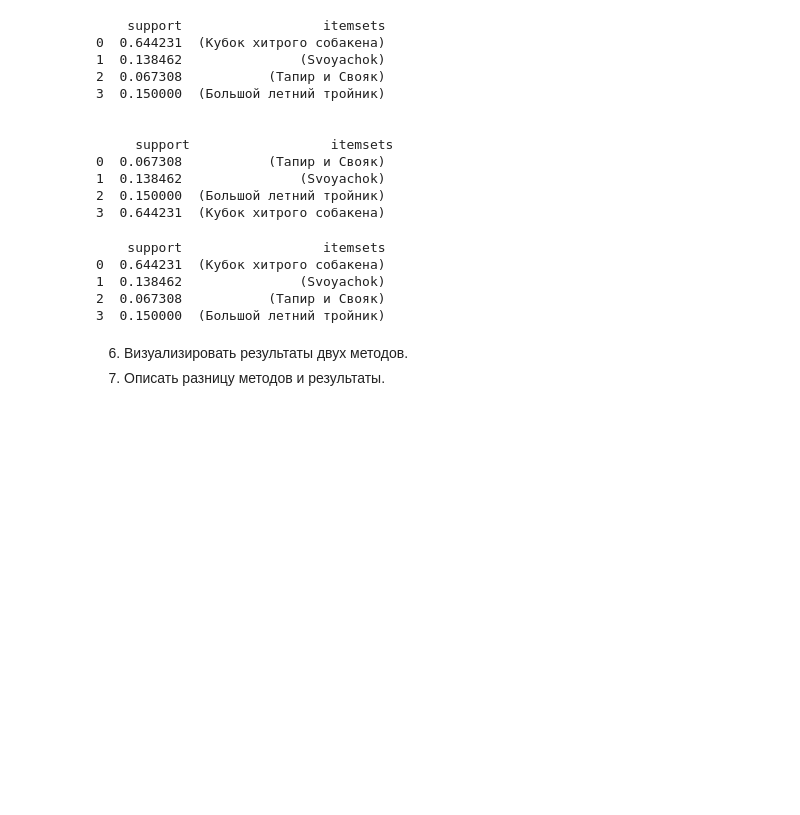
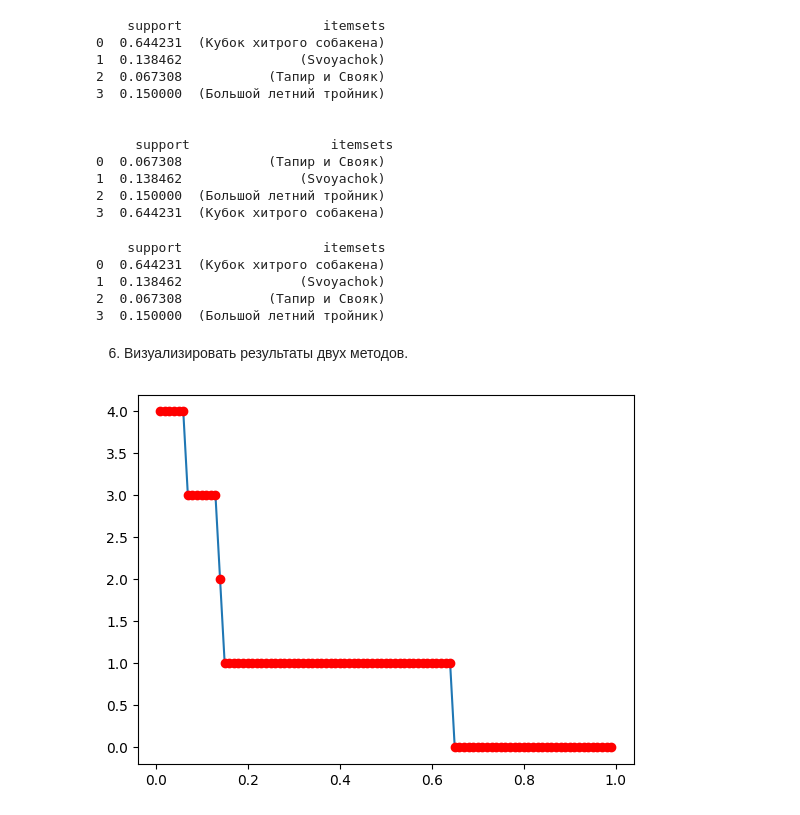
Before and after one commit to letmly/vstu_dl_labs, a Jupyter notebook: ML_labs/nbooks/ml6.ipynb, the cells around one changed output. Saved outputs shown, nothing was run; the diff lists cells and outputs as text; code cells hidden in the pictures; blank space fills up the shorter version.

```diff
--- a/ML_labs/nbooks/ml6.ipynb
+++ b/ML_labs/nbooks/ml6.ipynb
@@ -5,7 +5,7 @@ from matplotlib import pyplot as plt
 from mlxtend.preprocessing import TransactionEncoder
 from mlxtend.frequent_patterns import fpgrowth, fpmax
 from math import isnan
-df = pd.read_csv('./csvs/lab6.csv',encoding='cp1251')
+df = pd.read_csv('../csvs/lab6.csv',encoding='cp1251')
 print(df.head(5))
 # %% [output]
    id  gender  age  income     product
@@ -15,11 +15,8 @@ print(df.head(5))
 3   4  Female   23      16        milk
 4   5  Female   31      17       bread
 # %%
-df = pd.read_csv('./csvs/lab6.csv',encoding='cp1251')
-
 np_df = df.to_numpy()
-np_df = [[elem for elem in row[4:] if isinstance(elem,str)] for row in
-         np_df]
+np_df = [[elem for elem in row[4:] if isinstance(elem,str)] for row in np_df]
 print(np_df)
 # %% [output]
 [['cigarettes'], ['milk'], ['chocolate'], ['milk'], ['bread'], ['bread'], ['milk'], ['water '], ['water '], ['bread'], ['water '], ['water '], ['chocolate'], ['milk'], ['water '], ['oil'], ['chocolate ...
@@ -81,7 +89,7 @@ plt.show()
 1. Загрузить пред обработанные данные, вывести первые 5 строк из
 датасета;
 # %%
-nlp_ru_df = pd.read_json("./nlp_beat.jsonl", lines=True)
+nlp_ru_df = pd.read_json("../csvs/nlp_beat.jsonl", lines=True)
 nlp_ru_df.head(5)
 # %% [output]
 |  | question_id | question | answer | topic | author | tour_name | tour_link |
@@ -135,11 +143,11 @@ print(df_new)
 5. Провести ассоциативный анализ с помощью алгоритмов FPGrowth и
 FPmax.
 # %%
-fpg = fpgrowth(df_new, min_support=0.03, use_colnames = True)
-print(fpg)
+nlp_fpg = fpgrowth(df_new, min_support=0.03, use_colnames = True)
+print(nlp_fpg)
 
-fpm = fpmax(df_new, min_support=0.03, use_colnames = True)
-print("\n\n",fpm)
+nlp_fpm = fpmax(df_new, min_support=0.03, use_colnames = True)
+print("\n\n",nlp_fpm)
 # %% [output]
     support                  itemsets
 0  0.644231  (Кубок хитрого собакена)
@@ -162,6 +170,27 @@ print(fpg)
 2  0.067308           (Тапир и Свояк)
 3  0.150000  (Большой летний тройник)
 # %% [markdown]
-
 6. Визуализировать результаты двух методов.
-7. Описать разницу методов и результаты.
+# %%
+min_support_range = np.arange(0.01, 1., 0.01)
+itemsets_lengths = []
+threshold_supports = []
+threshold_lengths = []
+last_itemset_len = len(df_new.columns)
+for min_support in min_support_range:
+    fpg = fpgrowth(df_new, min_support=min_support, use_colnames=True)
+    itemsets_lengths.append(len(fpg))
+    fpg['length'] = fpg['itemsets'].apply(lambda x: len(x))
+    current_itemset_max_len = fpg['length' ].max()
+    if isnan(current_itemset_max_len):
+        current_itemset_max_len = 0
+    if current_itemset_max_len < last_itemset_len:
+        last_itemset_len = current_itemset_max_len
+    threshold_supports.append(min_support)
+    threshold_lengths.append(len(fpg))
+plt.figure()
+plt.plot(min_support_range.tolist(), itemsets_lengths)
+plt.plot(threshold_supports, threshold_lengths, 'ro')
+plt.show()
+# %% [output]
+[figure, added]
```
Also changed, not shown: parts of 4 cells of this notebook, 3 other files.
